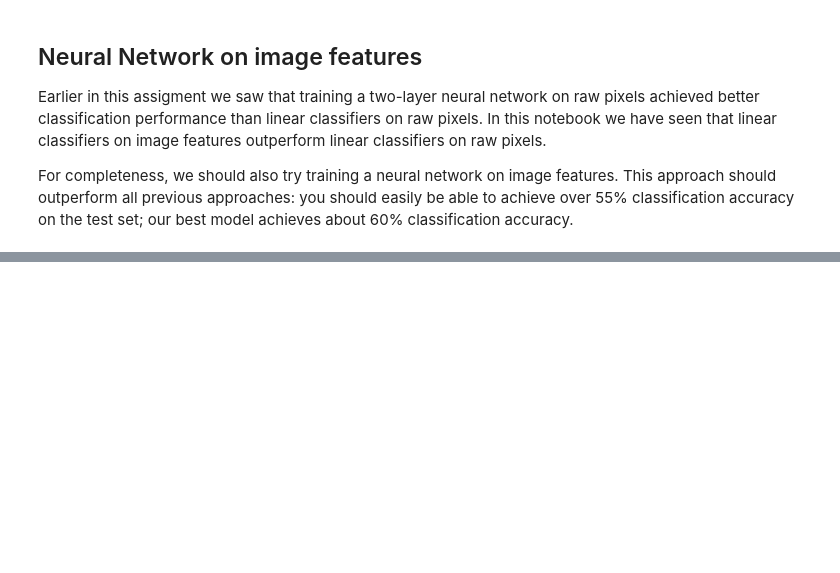
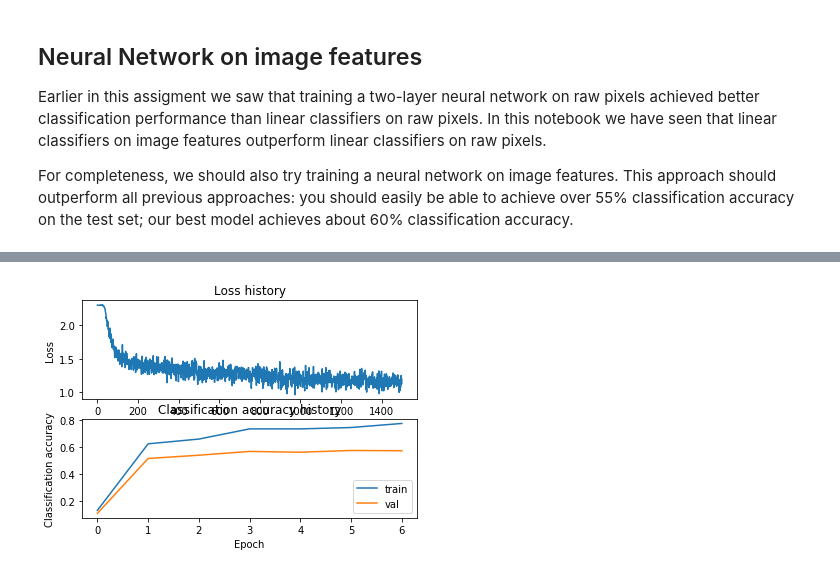
Before and after one commit to MaekTec/cs231n, a Jupyter notebook: assignment1/features.ipynb, the cells around one changed output, grey strips where cells are left out. Drawn from its saved outputs; the diff is of its cells as text; code cells hidden in the pictures; blank space fills up the shorter version.

```diff
--- a/assignment1/features.ipynb
+++ b/assignment1/features.ipynb
@@ -125,8 +125,8 @@ Using the multiclass SVM code developed earlier in the assignment, train SVMs on
 
 from cs231n.classifiers.linear_classifier import LinearSVM
 
-learning_rates = [1e-9, 1e-8, 1e-7]
-regularization_strengths = [5e4, 5e5, 5e6]
+learning_rates = [1e-8, 5e-7, 1e-7]
+regularization_strengths = [4e5, 5e5, 5e6]
 
 results = {}
 best_val = -1
@@ -142,7 +142,19 @@ best_svm = None
 ################################################################################
 # *****START OF YOUR CODE (DO NOT DELETE/MODIFY THIS LINE)*****
 
-pass
+for lr in learning_rates:
+    for rs in regularization_strengths:
+        svm = LinearSVM()
+        loss_hist = svm.train(X_train_feats, y_train, learning_rate=lr, reg=rs,
+                      num_iters=1500, verbose=True)
+        y_train_pred = svm.predict(X_train_feats)
+        y_val_pred = svm.predict(X_val_feats)
+        training_accuracy = np.mean(y_train == y_train_pred)
+        validation_accuracy = np.mean(y_val == y_val_pred)
+        results[(lr, rs)] = (training_accuracy, validation_accuracy)
+        if best_val < validation_accuracy:
+            best_val = validation_accuracy
+            best_svm = svm
 
 # *****END OF YOUR CODE (DO NOT DELETE/MODIFY THIS LINE)*****
 
@@ -219,0 +237,71 @@ pass
+# %%
+from cs231n.classifiers.neural_net import TwoLayerNet
+
+input_dim = X_train_feats.shape[1]
+hidden_dim = 500
+num_classes = 10
+
+net = TwoLayerNet(input_dim, hidden_dim, num_classes)
+best_net = None
+
+################################################################################
+# TODO: Train a two-layer neural network on image features. You may want to    #
+# cross-validate various parameters as in previous sections. Store your best   #
+# model in the best_net variable.                                              #
+################################################################################
+# *****START OF YOUR CODE (DO NOT DELETE/MODIFY THIS LINE)*****
+
+results = {}
+best_val = -1
+best_net = None
+learning_rates = [5e-1, 1]
+regularization_strengths = [1e-3]
+
+import itertools
+for lr, rs in itertools.product(learning_rates, regularization_strengths):
+    num_classes = 10
+    net = TwoLayerNet(input_dim, hidden_dim, num_classes)
+
+    # Train the network
+    stats = net.train(X_train_feats, y_train, X_val_feats, y_val,
+                num_iters=1500, batch_size=200,
+                learning_rate=lr, learning_rate_decay=0.95,
+                reg=rs, verbose=True)
+
+    train_acc = (net.predict(X_train_feats) == y_train).mean()
+    # Predict on the validation set
+    val_acc = (net.predict(X_val_feats) == y_val).mean()
+    print('Validation accuracy: ', val_acc)
+
+    # Plot the loss function and train / validation accuracies
+    plt.subplot(2, 1, 1)
+    plt.plot(stats['loss_history'])
+    plt.title('Loss history')
+    plt.xlabel('Iteration')
+    plt.ylabel('Loss')
+
+    plt.subplot(2, 1, 2)
+    plt.plot(stats['train_acc_history'], label='train')
+    plt.plot(stats['val_acc_history'], label='val')
+    plt.title('Classification accuracy history')
+    plt.xlabel('Epoch')
+    plt.ylabel('Classification accuracy')
+    plt.legend()
+    plt.show()
+
+    results[(lr, rs)] = (train_acc, val_acc)
+
+    if best_val < val_acc:
+        best_val = val_acc
+        best_net = net
+
+# Print out results.
+for lr, rs in sorted(results):
+    train_accuracy, val_accuracy = results[(lr, rs)]
+    print('lr %e rs %e train accuracy: %f val accuracy: %f' % (lr, rs, train_accuracy, val_accuracy))
+
+print('best validation accuracy achieved during cross-validation: %f' % best_val)
+
+
+# *****END OF YOUR CODE (DO NOT DELETE/MODIFY THIS LINE)*****
+# %% [output]
@@ -219,0 +324 @@ pass
+[figure, added]
```
Also changed, not shown: parts of 8 cells of this notebook.
